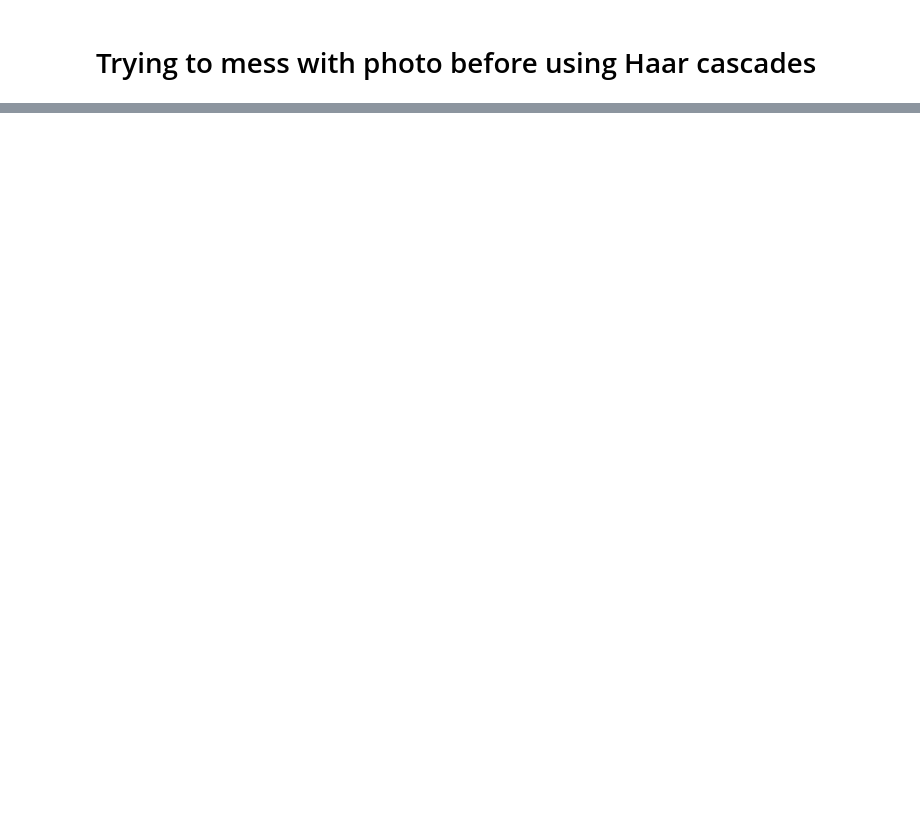
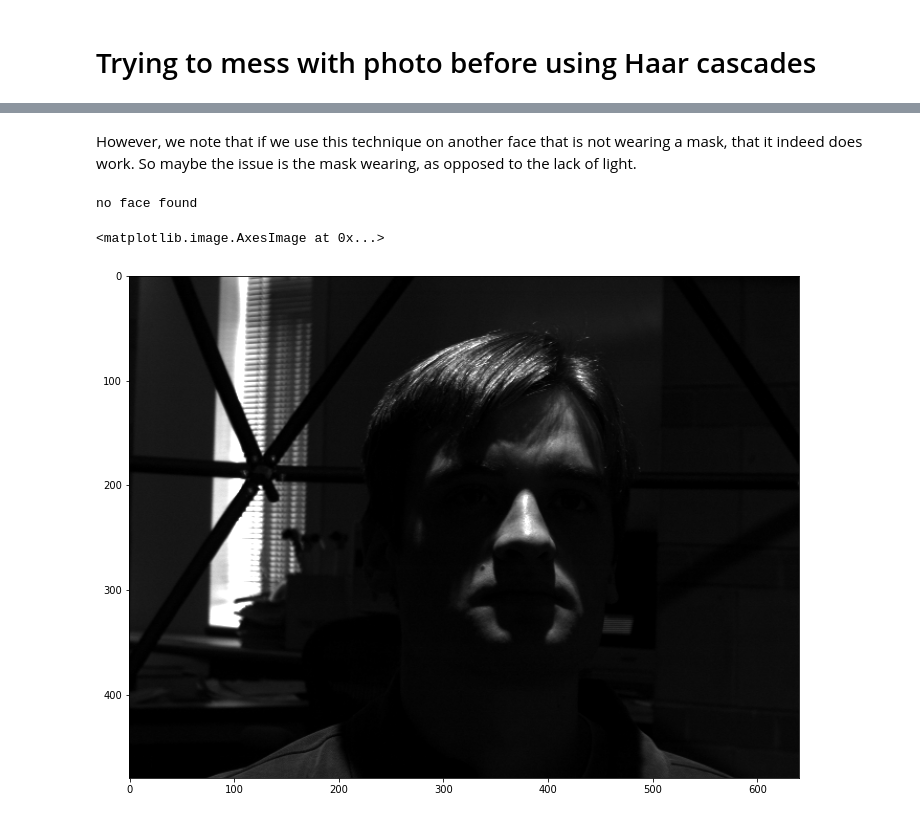
Before and after one commit to tennisoctocat/zoom-backlighting, a Jupyter notebook: Zoom_Backlight_Experiment.ipynb, the cells around one changed output, grey strips where cells are left out. Drawn from its saved outputs; the diff is of its cells as text; code cells hidden in the pictures; blank space fills up the shorter version.

```diff
--- a/Zoom_Backlight_Experiment.ipynb
+++ b/Zoom_Backlight_Experiment.ipynb
@@ -183,0 +248,9 @@ NameError: name 'faceDetect' is not defined
+# %% [markdown]
+However, we note that if we use this technique on another face that is not wearing a mask, that it indeed does work. So maybe the issue is the mask wearing, as opposed to the lack of light.
+# %%
+yale1Img = faceDetect.getNewFrame(imgDict['yaleB17_P02A+000E+90 copy.pgm'])
+plt.imshow(yale1Img, cmap="gray")
+# %% [output]
+no face found
+<matplotlib.image.AxesImage at 0x...>
+[figure, added]
```
Also changed, not shown: parts of 16 cells of this notebook, 7 other files.
